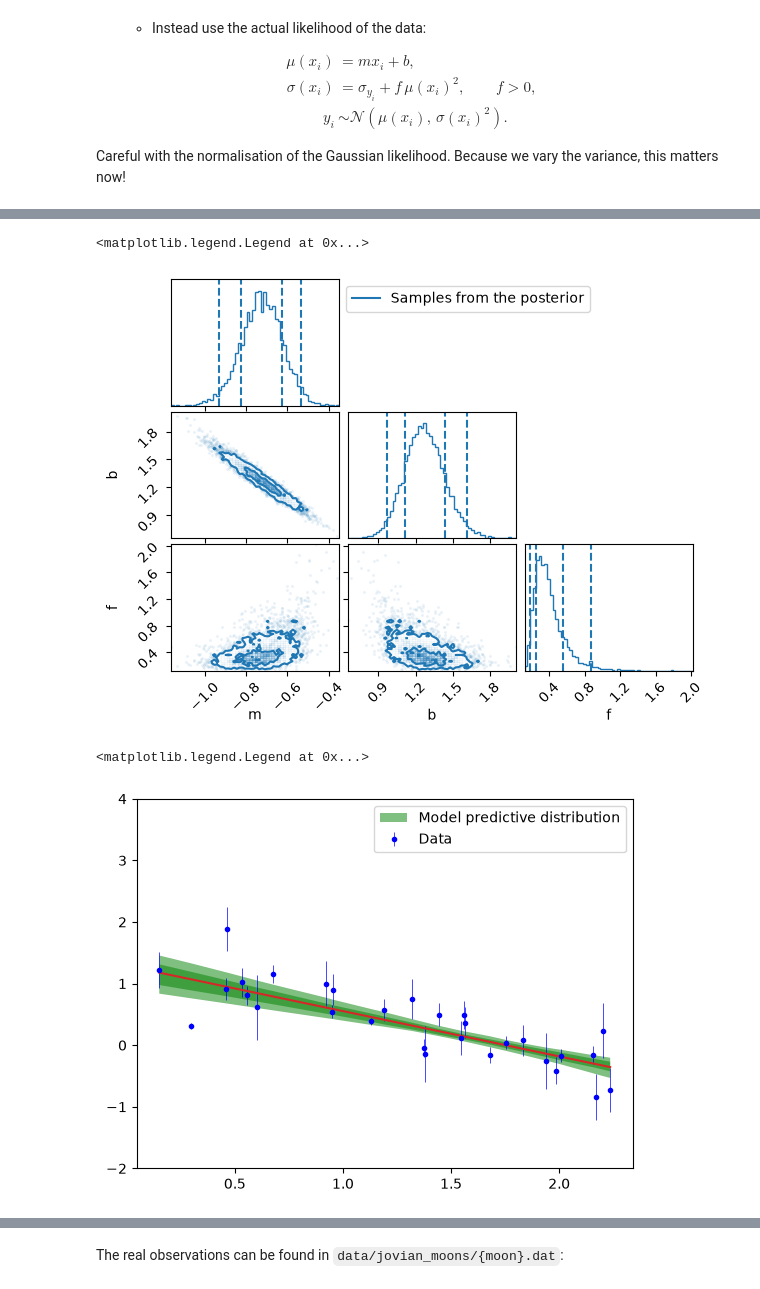
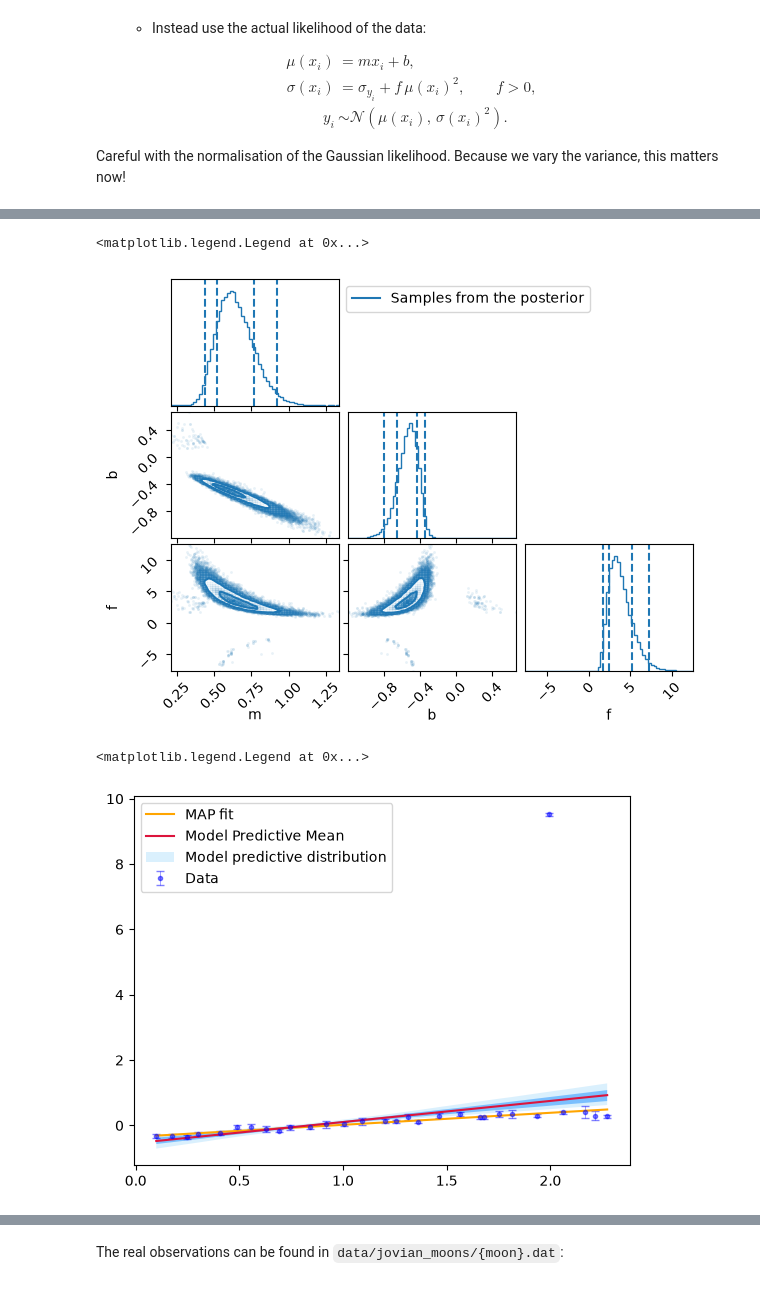
Before and after one commit to lorivandebroek/Bayesian-Stats-HS2026, a Jupyter notebook: my_exercise_solutions/week4_exercise_Laurent.ipynb, the cells around one changed output, grey strips where cells are left out. Cells and saved outputs as stored; diff of their text form; code cells hidden in the pictures.

```diff
--- a/my_exercise_solutions/week4_exercise_Laurent.ipynb
+++ b/my_exercise_solutions/week4_exercise_Laurent.ipynb
@@ -34,16 +34,16 @@ plt.legend()
 
 
 
-def heterocedastic_model(m, b, x):
+def model(m, b, x):
    return m*x + b
 
 def sigma_y(m, b, x, y_err, f):
-   sigma = y_err + f * heterocedastic_model(m, b, x)**2
+   sigma = y_err + f * model(m, b, x)**2
    return sigma
 
 
 def het_log_likelihood_probability(m, b, x, y, y_err, f):
-   prediction = heterocedastic_model(m, b, x)
+   prediction = model(m, b, x)
 
    n = len(y)
 
@@ -56,7 +56,7 @@ def het_log_likelihood_probability(m, b, x, y, y_err, f):
 
 m_prior = ss.norm(loc=-0.5, scale=3)
 b_prior = ss.norm(loc=1, scale=3)
-f_prior = ss.norm(loc=0.5, scale= 1)
+f_prior = ss.norm(loc=0.5, scale= 3)
 
 
 
@@ -72,7 +72,7 @@ def prior_sampling(n_samples):
 
 rng = np.random.default_rng(seed=42)
 
-prior_model_predictive = np.array([heterocedastic_model(*parameters, x) for parameters in prior_sampling(n_samples=20)])
+prior_model_predictive = np.array([model(*parameters, x) for parameters in prior_sampling(n_samples=20)])
 
 
 fig, ax = plt.subplots(1, 1)
@@ -110,7 +110,7 @@ def negative_log_post(theta, x, y, y_err):
     m, b, f = theta
     return -log_posterior(m, b, f, x, y, y_err)
 
-MAP_result = so.minimize(fun=negative_log_post, x0=(-0.5, 1, 0.5), args=(x, y, y_err), method="L-BFGS-B")
+MAP_result = so.minimize(fun=negative_log_post, x0=(-0.5, 1, 0.5), args=(x, y, y_err), method="BFGS")
 
 m_MAP, b_MAP, f_MAP = MAP_result.x
 
@@ -144,14 +144,13 @@ def log_posterior_wrapper(theta, x, y_err, y):
 
 # emcee requires some extra settings to run
 n_param = 3       # Number of parameter we are sampling
-n_walker = 10     # Number of walkers. This just needs to be
+n_walker = 32     # Number of walkers. This just needs to be
                   # larger than 2*n_param + 1!
-n_step = 5000     # How many steps each walker will take. The number
+n_step = 15000     # How many steps each walker will take. The number
                   # of samples will be n_walker*n_step
 
 # The starting point for each walker
-theta_init = np.array([0.5, 0.5, 0.5]) \
-    + 0.1*np.random.normal(size=(n_walker, n_param))
+theta_init = MAP_result.x + 0.1*np.random.normal(size=(n_walker, n_param))
 
 sampler = emcee.EnsembleSampler(
     nwalkers=n_walker, ndim=n_param,
@@ -159,3 +158,14 @@ sampler = emcee.EnsembleSampler(
     args=(x, y_err, y)
 )
 state = sampler.run_mcmc(theta_init, nsteps=n_step)
+
+
+# The samples will be correlated, this checks how correlated they are
+# We will discuss this once we come to MCMC methods
+print("Auto-correlation time:")
+for name, value in zip(["m", "b", "f"], sampler.get_autocorr_time()):
+    print(f"{name} = {value:.1f}")
+
+# We need to discard the beginning of the chain (a few auto-correlation times)
+# to get rid of the initial conditions
+chain = sampler.get_chain(discard=300, thin=10, flat=True)
@@ -205,25 +203,28 @@ fig.get_axes()[0].plot([], [], c="C0", label="Samples from the posterior")
 fig.get_axes()[0].legend(loc=2, bbox_to_anchor=(1, 1))
 # %% [output]
 <matplotlib.legend.Legend at 0x...>
-[figure, old version]
+[figure, new version]
 # %%
 posterior_samples = chain[rng.choice(chain.shape[0], size=200)]
 
-posterior_model_predictive = np.array([heterocedastic_model(samples[0], samples[1], x) for samples in posterior_samples])
+posterior_model_predictive = np.array([model(samples[0], samples[1], x) for samples in posterior_samples])
 
 model_quantiles = np.quantile(
     posterior_model_predictive, q=[0.025, 0.16, 0.84, 0.975], axis=0
 )
 
+m_post = np.mean(chain[:,0])
+b_post = np.mean(chain[:,1])
+
 fig, ax = plt.subplots()
 
-plt.errorbar(x, y, yerr=y_err, fmt=".", color="blue", elinewidth=0.5, label="Data")
-ax.plot(x, heterocedastic_model(m_MAP, b_MAP, x), c="C3")
-ax.fill_between(x, model_quantiles[0], model_quantiles[-1], alpha=0.5, facecolor="green",
+plt.errorbar(x, y, yerr=y_err, fmt=".", color="blue", capsize=3, elinewidth=0.5, label="Data", alpha=0.5)
+ax.plot(x, model(m_MAP, b_MAP, x), c="orange", label="MAP fit")
+ax.plot(x, model(m_post, b_post, x), c="crimson", label="Model Predictive Mean")
+ax.fill_between(x, model_quantiles[0], model_quantiles[-1], alpha=0.3, facecolor="lightskyblue",
                 label="Model predictive distribution")
-ax.fill_between(x, model_quantiles[1], model_quantiles[-2], alpha=0.5, facecolor="green")
-ax.set_ylim(-2, 4)
+ax.fill_between(x, model_quantiles[1], model_quantiles[-2], alpha=0.5, facecolor="dodgerblue")
 ax.legend()
 # %% [output]
 <matplotlib.legend.Legend at 0x...>
-[figure, old version]
+[figure, new version]
```
Also changed, not shown: parts of 13 cells of this notebook, 3 other files.
